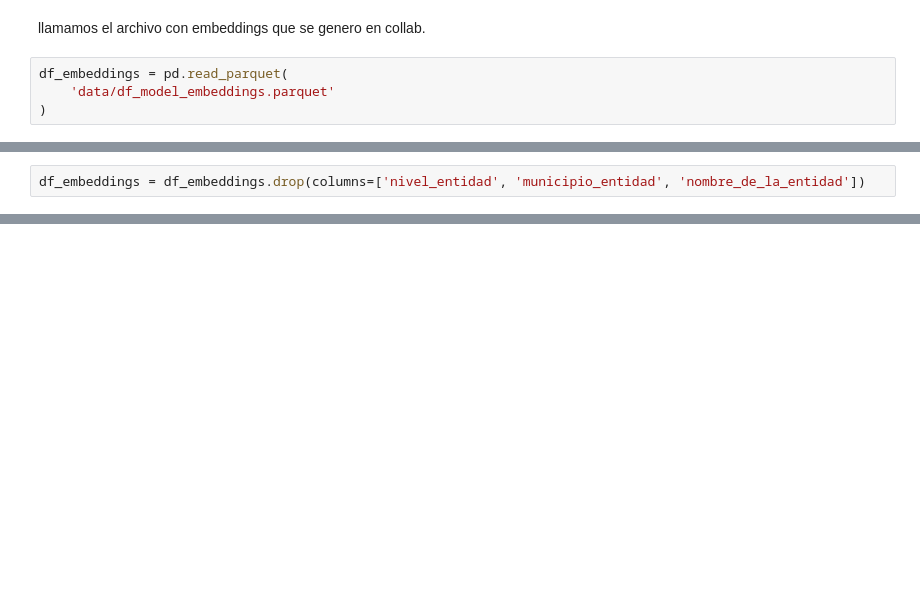
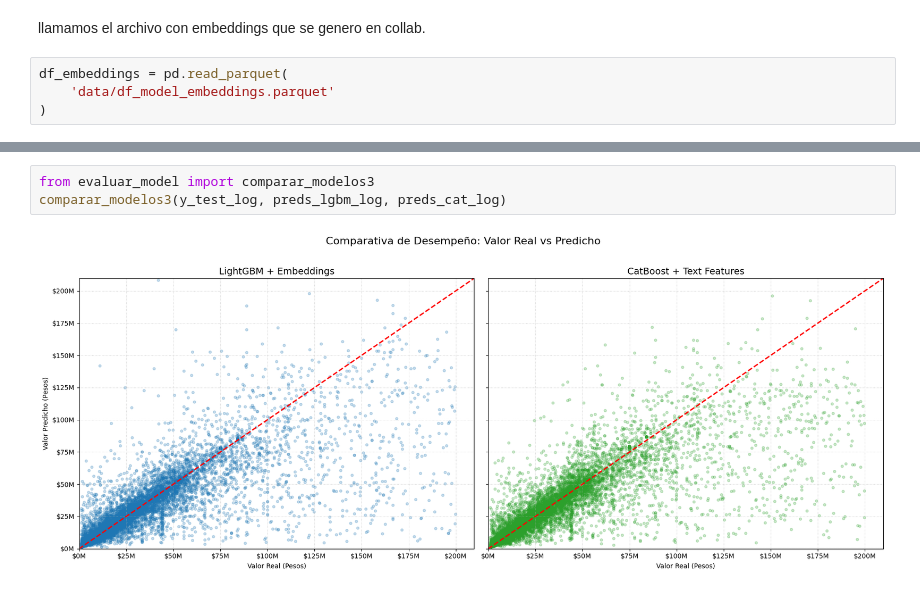
Before and after one commit to aemedina24/proyecto-final, a Jupyter notebook: Proyecyto-final.ipynb, the cells around one changed output, grey strips where cells are left out. Cells and saved outputs as stored; diff of their text form; blank space fills up the shorter version.

```diff
--- a/Proyecyto-final.ipynb
+++ b/Proyecyto-final.ipynb
@@ -788,2 +628,0 @@ Por esta razón, no se tuvieron en cuenta las columnas municipio_entidad, nombre
-# %%
-df_embeddings = df_embeddings.drop(columns=['nivel_entidad', 'municipio_entidad', 'nombre_de_la_entidad'])
@@ -944,0 +839,5 @@ comparacion
+# %%
+from evaluar_model import comparar_modelos3
+comparar_modelos3(y_test_log, preds_lgbm_log, preds_cat_log)
+# %% [output]
+[figure, added]
```
Also changed, not shown: parts of 40 cells of this notebook, 9 other files.
